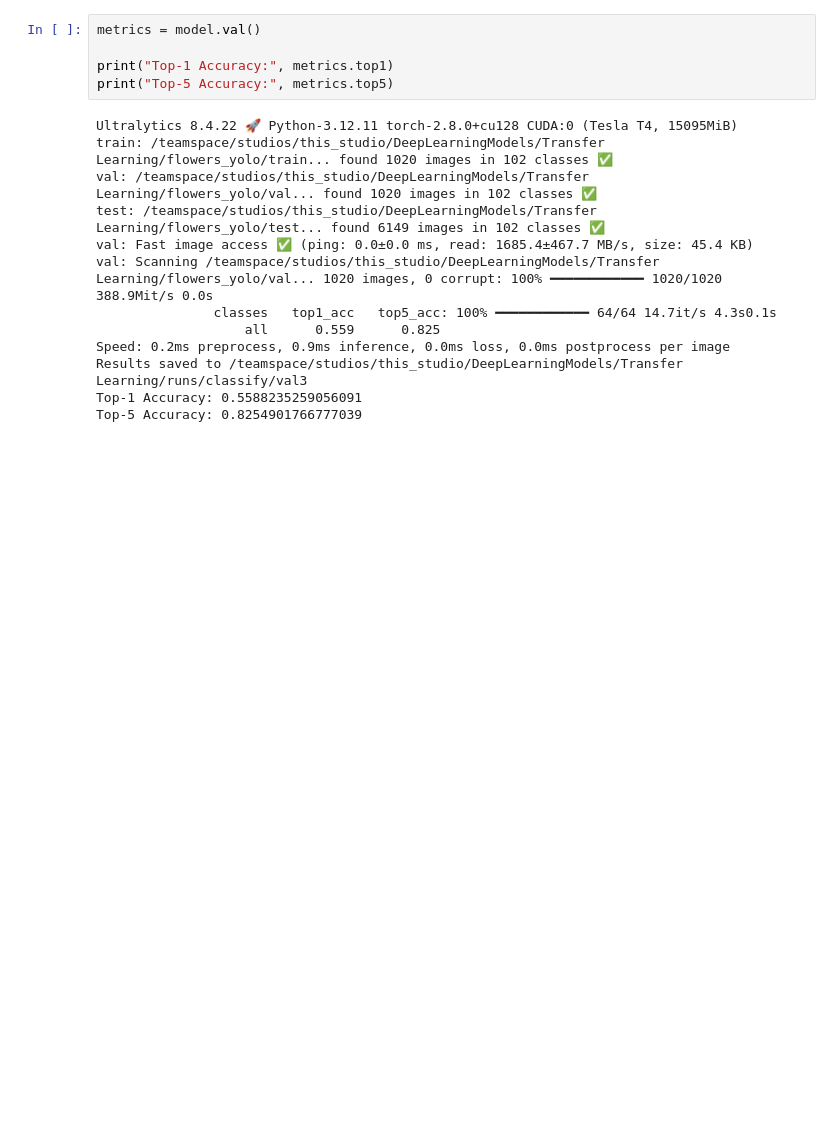
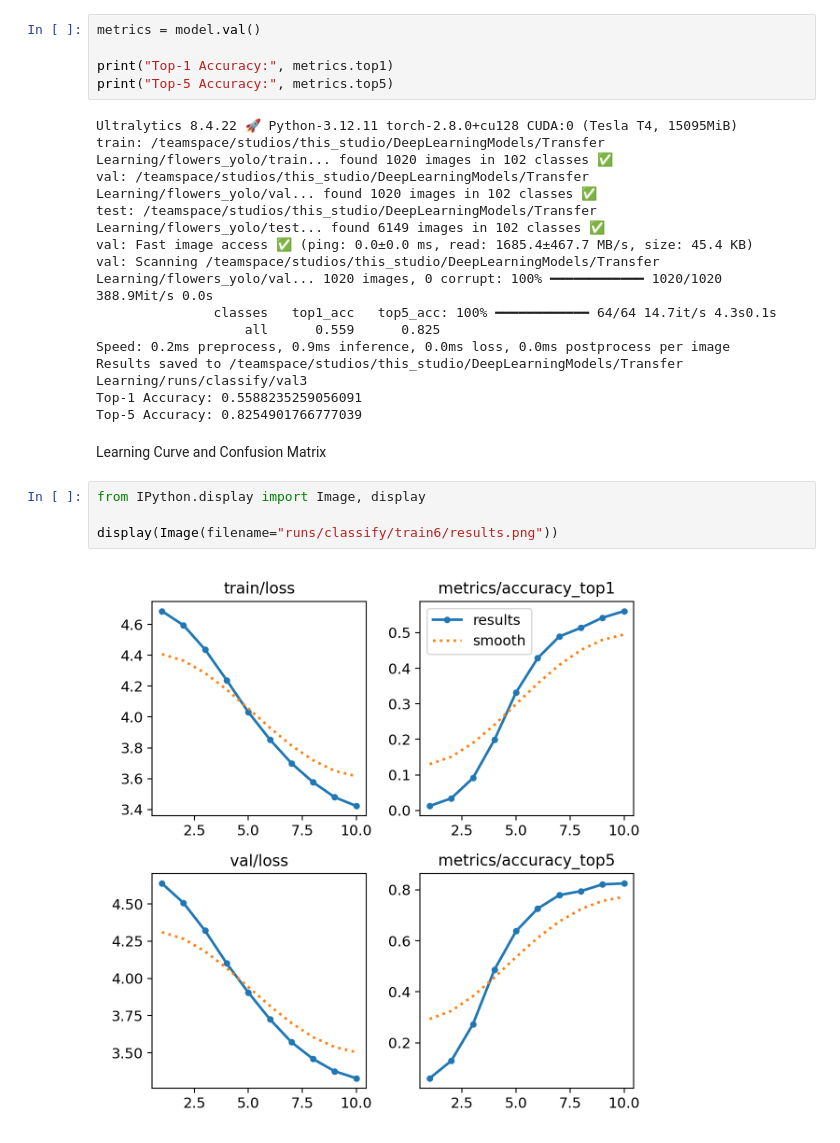
Before and after one commit to vikas-gp/DeepLearningModels, a Jupyter notebook: Transfer Learning/model_3.ipynb, the cells around one changed output. Saved outputs shown, nothing was run; the diff lists cells and outputs as text; blank space fills up the shorter version.

Commit message:
Learning Curves Printed

```diff
--- a/Transfer Learning/model_3.ipynb
+++ b/Transfer Learning/model_3.ipynb
@@ -129,3 +129,11 @@ Speed: 0.2ms preprocess, 0.9ms inference, 0.0ms loss, 0.0ms postprocess per imag
 Results saved to /teamspace/studios/this_studio/DeepLearningModels/Transfer Learning/runs/classify/val3
 Top-1 Accuracy: 0.5588235259056091
 Top-5 Accuracy: 0.8254901766777039
+# %% [markdown]
+Learning Curve and Confusion Matrix
+# %%
+from IPython.display import Image, display
+
+display(Image(filename="runs/classify/train6/results.png"))
+# %% [output]
+[figure, added]
```
Also changed, not shown: parts of 1 cell of this notebook.
